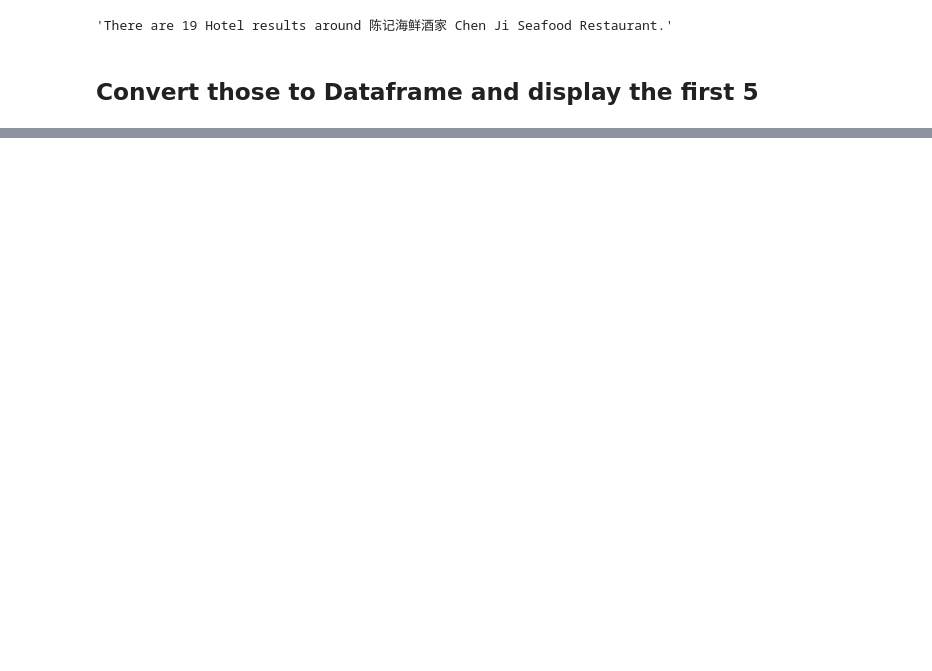
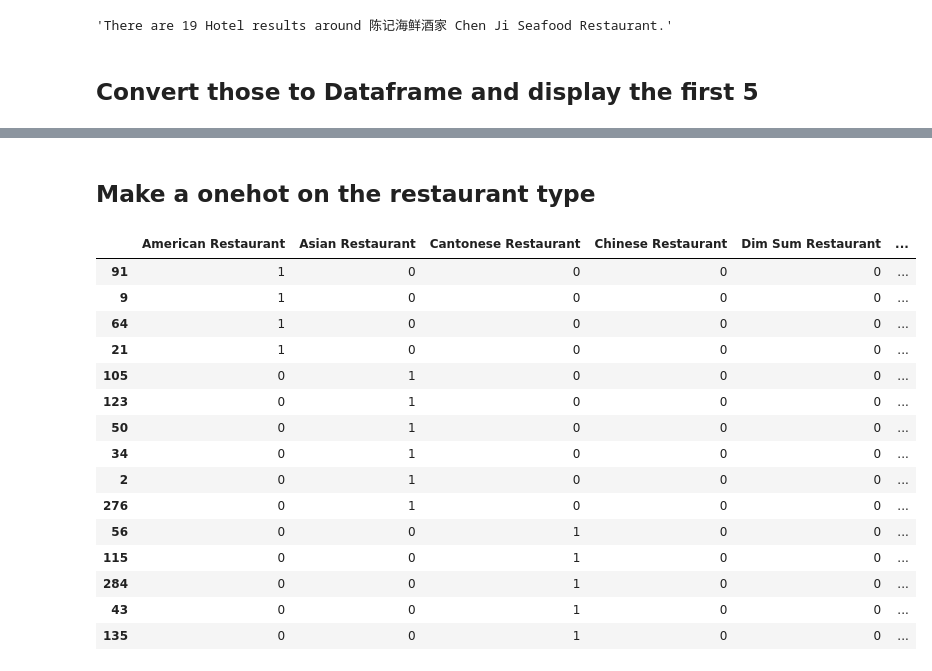
Before and after one commit to csloz/Coursera_Capstone, a Jupyter notebook: Neighbourhood Battles.ipynb, the cells around one changed output, grey strips where cells are left out. Cells and saved outputs as stored; diff of their text form; code cells hidden in the pictures; blank space fills up the shorter version.

```diff
--- a/Neighbourhood Battles.ipynb
+++ b/Neighbourhood Battles.ipynb
@@ -480,0 +508,6 @@ map_clusters
+# %%
+#Excerpt our results
+venues_df = pd.DataFrame(venues)
+venues_df.columns = ['Hotel', 'HotelLat', 'HotelLong','VenueName', 'VenueLatitude', 'VenueLongitude', 'VenueCategory']
+display_html(venues_df.head())
+print (venues_df.shape)
@@ -480,0 +524,4 @@ map_clusters
+# %%
+df1 = venues_df.loc[venues_df['VenueCategory'].str.contains('Restaurant') == True]
+display_html(df1.head())
+print (df1.shape)
@@ -480,0 +538,3 @@ map_clusters
+# %%
+df1.sort_values(by=['VenueCategory'],inplace=True)
+df1.head()
@@ -480,0 +548,24 @@ map_clusters
+# %% [markdown]
+## Make a onehot on the restaurant type
+# %%
+# Creating Dummy Variables for Venue Category
+onehot = pd.get_dummies(df1['VenueCategory'],prefix='',prefix_sep='')
+new = df1
+onehot.head(15)
+# %% [output]
+|  | American Restaurant | Asian Restaurant | Cantonese Restaurant | Chinese Restaurant | Dim Sum Restaurant | ... |
+| 91 | 1 | 0 | 0 | 0 | 0 | ... |
+| 9 | 1 | 0 | 0 | 0 | 0 | ... |
+| 64 | 1 | 0 | 0 | 0 | 0 | ... |
+| 21 | 1 | 0 | 0 | 0 | 0 | ... |
+| 105 | 0 | 1 | 0 | 0 | 0 | ... |
+| 123 | 0 | 1 | 0 | 0 | 0 | ... |
+| 50 | 0 | 1 | 0 | 0 | 0 | ... |
+| 34 | 0 | 1 | 0 | 0 | 0 | ... |
+| 2 | 0 | 1 | 0 | 0 | 0 | ... |
+| 276 | 0 | 1 | 0 | 0 | 0 | ... |
+| 56 | 0 | 0 | 1 | 0 | 0 | ... |
+| 115 | 0 | 0 | 1 | 0 | 0 | ... |
+| 284 | 0 | 0 | 1 | 0 | 0 | ... |
+| 43 | 0 | 0 | 1 | 0 | 0 | ... |
+| 135 | 0 | 0 | 1 | 0 | 0 | ... |
```
Also changed, not shown: parts of 45 cells of this notebook.
